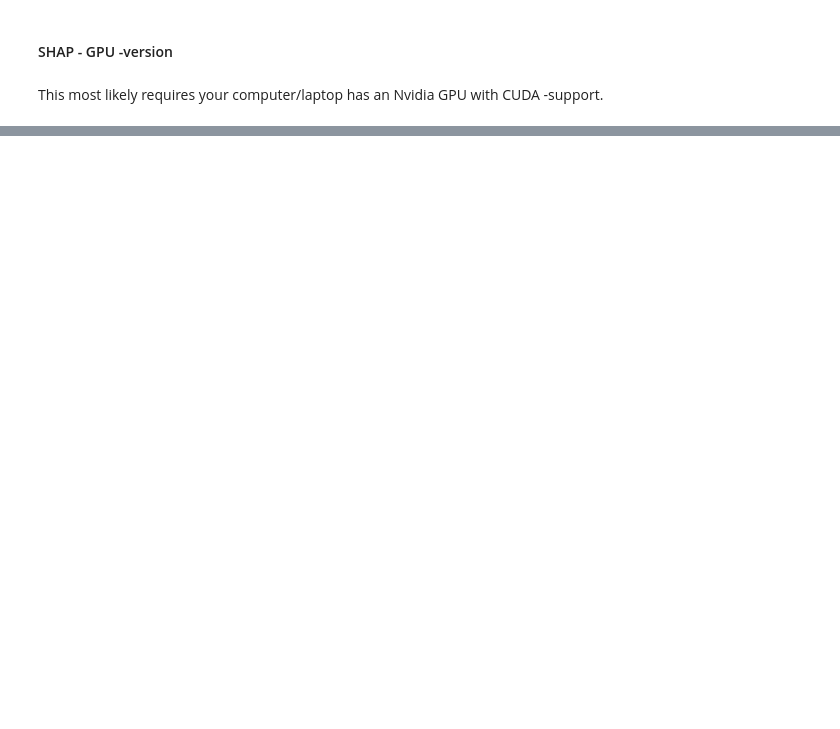
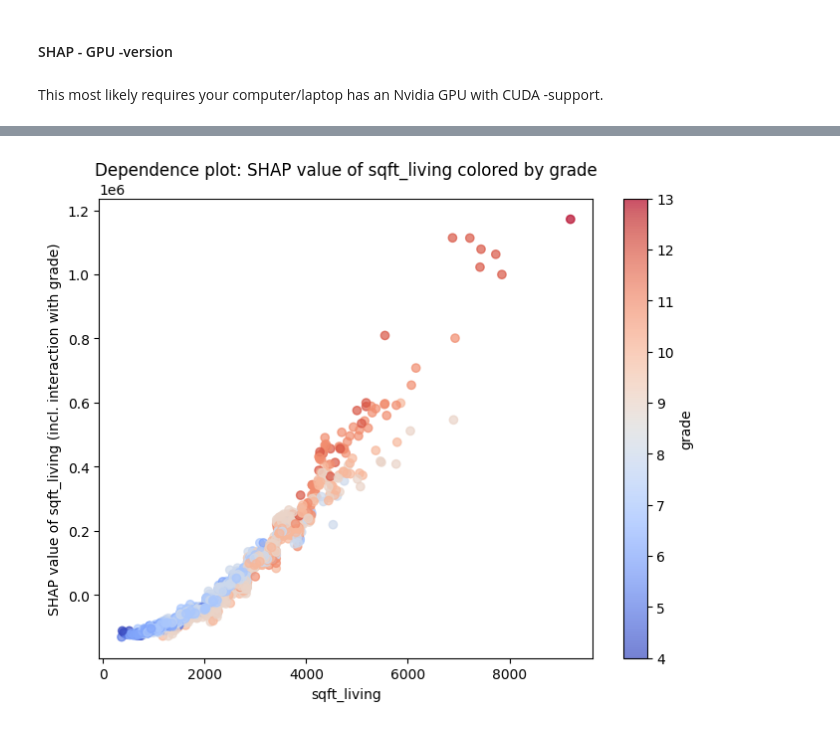
Before and after one commit to tuomasvaltanenLUAS/AdvancedDataAnalytics2025, a Jupyter notebook: lecture2_other_eval_tools/shap_and_lime/shap_test1_gpu.ipynb, the cells around one changed output, grey strips where cells are left out. Saved outputs shown, nothing was run; the diff lists cells and outputs as text; code cells hidden in the pictures; blank space fills up the shorter version.

```diff
--- a/lecture2_other_eval_tools/shap_and_lime/shap_test1_gpu.ipynb
+++ b/lecture2_other_eval_tools/shap_and_lime/shap_test1_gpu.ipynb
@@ -68,0 +146,37 @@ Feature Importances using SHAP:
+# %%
+import matplotlib.pyplot as plt
+
+# Feature indices
+i = X_test.columns.get_loc(feature_1)
+j = X_test.columns.get_loc(feature_2)
+
+# Extract SHAP interaction values
+interaction_vals = shap_interaction_values[:, i, j]
+
+# Extract main effect SHAP values for feature_1 (diagonal)
+main_effect_vals = shap_interaction_values[:, i, i]
+
+# Total SHAP value for feature_1 including interaction with feature_2
+shap_vals_feature_1 = main_effect_vals + interaction_vals
+
+# Feature values
+feat1_vals = X_test[feature_1]
+feat2_vals = X_test[feature_2]
+
+# Plot dependence plot
+plt.figure(figsize=(8,6))
+scatter = plt.scatter(
+    feat1_vals,
+    shap_vals_feature_1,
+    c=feat2_vals,
+    cmap='coolwarm',
+    alpha=0.7
+)
+
+plt.xlabel(feature_1)
+plt.ylabel(f'SHAP value of {feature_1} (incl. interaction with {feature_2})')
+plt.colorbar(scatter, label=feature_2)
+plt.title(f'Dependence plot: SHAP value of {feature_1} colored by {feature_2}')
+plt.show()
+# %% [output]
+[figure, added]
```
Also changed, not shown: parts of 12 cells of this notebook, 6 other files.
